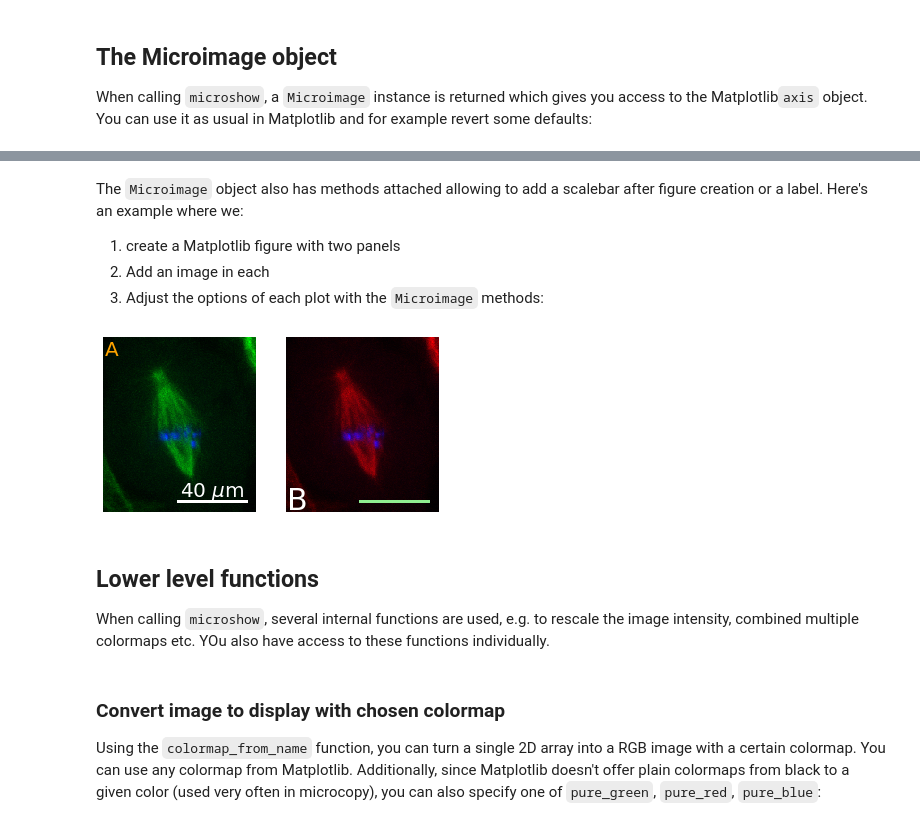
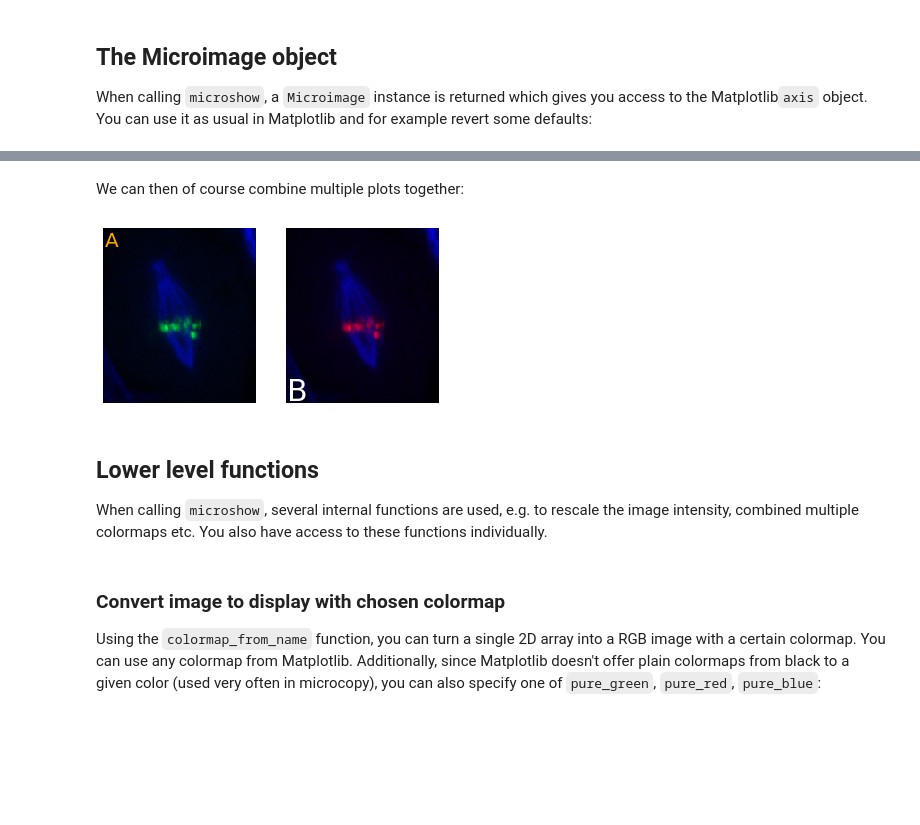
Before and after one commit to guiwitz/microfilm, a Jupyter notebook: notebooks/microplot_module.ipynb, the cells around one changed output, grey strips where cells are left out. Cells and saved outputs as stored; diff of their text form; code cells hidden in the pictures; blank space fills up the shorter version.

````diff
--- a/notebooks/microplot_module.ipynb
+++ b/notebooks/microplot_module.ipynb
@@ -18,2 +18,3 @@
 # %%
-data = MultipageTIFF('../microfilm/dataset/tests/test_folders/test_multipage_good')
+image = skimage.io.imread('../microfilm/dataset/tests/Sample/mitosis.tif')
+image.shape
@@ -19,0 +25,3 @@ data = MultipageTIFF('../microfilm/dataset/tests/test_folders/test_multipage_goo
+# %%
+multi_channel = image[0].max(axis=0)
+multi_channel.shape
@@ -31,3 +40,0 @@ We combine here the two images to represent a multi-channel image. We can either
-# %%
-multi_channel = np.stack([image1, image2],axis=0)
-print(f'array shape: {multi_channel.shape}')
@@ -70,25 +95,22 @@ microim.ax.set_axis_on()
 # %% [markdown]
-The ```Microimage``` object also has methods attached allowing to add a scalebar after figure creation or a label. Here's an example where we:
-1. create a Matplotlib figure with two panels
-2. Add an image in each
-3. Adjust the options of each plot with the ```Microimage``` methods:
+We can then of course combine multiple plots together:
 # %%
 fig, ax = plt.subplots(1,2)
 micro1 = microplot.microshow(images=multi_channel, cmaps=['pure_green', 'pure_blue'],
-                              scalebar=True, unit_per_pix=0.5, scalebar_units=40, unit='um',
+                              unit_per_pix=0.5, scalebar_units=40, unit='um',
                     scale_text_centered=True, scale_font_size=20, scale_color='white', ax=ax[0]);
 micro2 = microplot.microshow(images=multi_channel, cmaps=['pure_red', 'pure_blue'],
-                              scalebar=True, unit_per_pix=0.5, scalebar_units=40, unit='um',
+                              unit_per_pix=0.5, scalebar_units=40, unit='um',
                     scale_font_size=None, scale_color='lightgreen', ax=ax[1]);
 
-micro1.add_label('A', location='upper left', label_font_size=20, label_color='orange')
-micro2.add_label('B', location='lower left', label_font_size=30)
+micro1.add_label('A', label_location='upper left', label_font_size=20, label_color='orange')
+micro2.add_label('B', label_location='lower left', label_font_size=30);
 # %% [output]
-[figure, old version]
+[figure, new version]
 # %% [markdown]
 ## Lower level functions
 
-When calling ```microshow```, several internal functions are used, e.g. to rescale the image intensity, combined multiple colormaps etc. YOu also have access to these functions individually.
+When calling ```microshow```, several internal functions are used, e.g. to rescale the image intensity, combined multiple colormaps etc. You also have access to these functions individually.
 # %% [markdown]
 ### Convert image to display with chosen colormap
 
````
Also changed, not shown: parts of 31 cells of this notebook.
